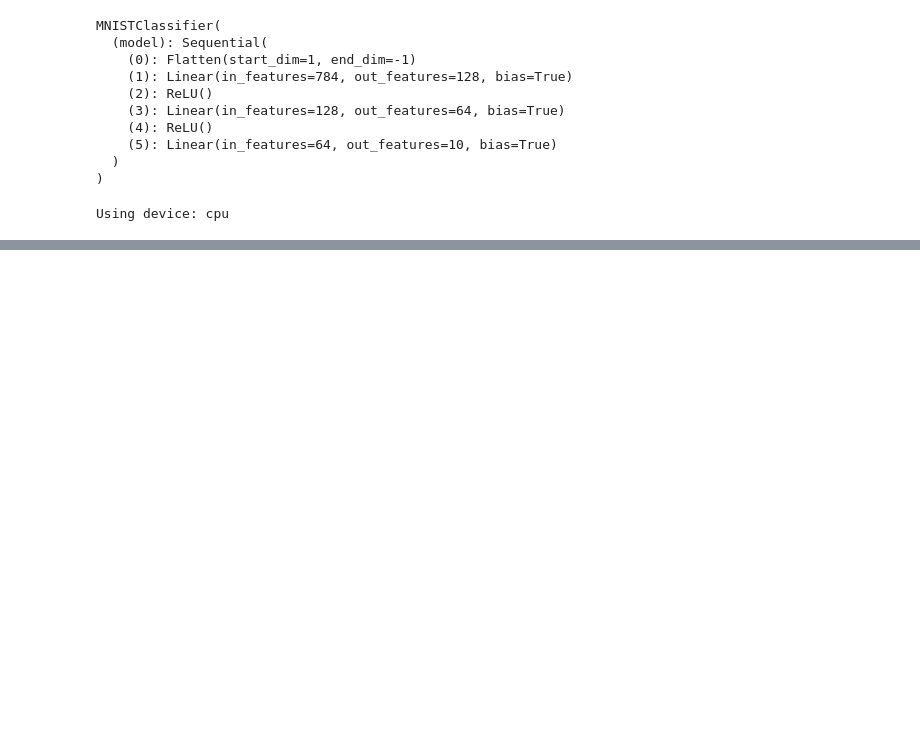
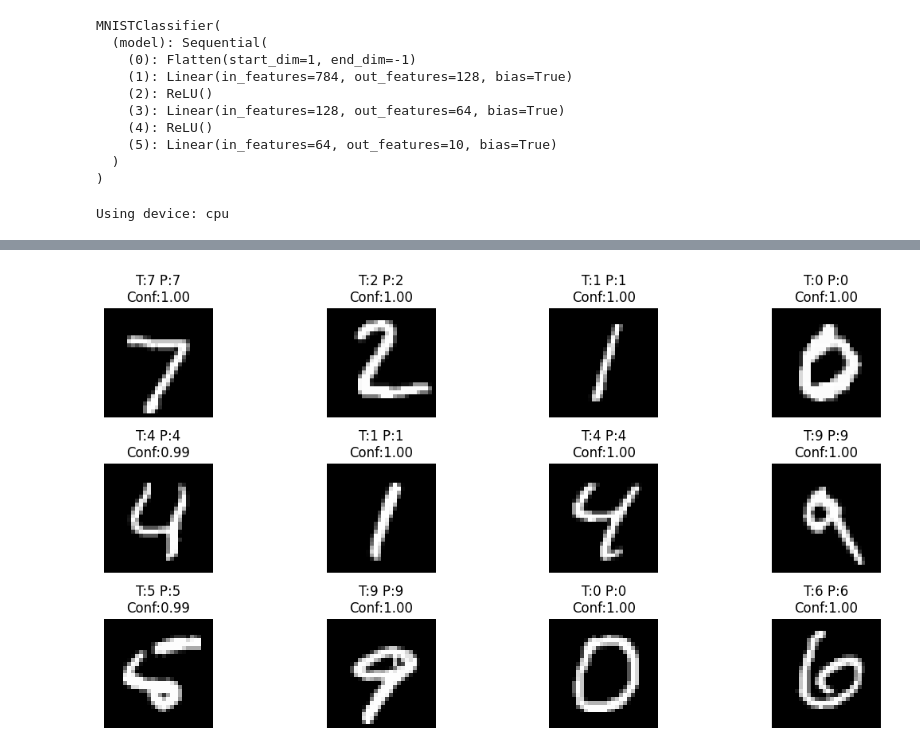
Before and after one commit to mmoran90/mnist-pytorch-classifier, a Jupyter notebook: notebooks/mnist_exploration.ipynb, the cells around one changed output, grey strips where cells are left out. Cells and saved outputs as stored; diff of their text form; code cells hidden in the pictures; blank space fills up the shorter version.

```diff
--- a/notebooks/mnist_exploration.ipynb
+++ b/notebooks/mnist_exploration.ipynb
@@ -113,0 +275,26 @@ Using device: cpu
+# %%
+# get confidence scores for correct model predictions
+model.eval()
+
+images, labels = next(iter(test_loader))
+images, labels = images.to(device), labels.to(device)
+
+with torch.no_grad():
+    outputs = model(images)
+    probabilities = torch.softmax(outputs, dim=1)
+    confidences, predictions = torch.max(probabilities, dim=1)
+
+plt.figure(figsize=(12, 6))
+
+for i in range(12):
+    plt.subplot(3, 4, i + 1)
+    plt.imshow(images[i].cpu().squeeze(), cmap="gray")
+    plt.title(
+        f"T:{labels[i].item()} P:{predictions[i].item()}\nConf:{confidences[i].item():.2f}"
+    )
+    plt.axis("off")
+
+plt.tight_layout()
+plt.show()
+# %% [output]
+[figure, added]
```
Also changed, not shown: parts of 13 cells of this notebook.
